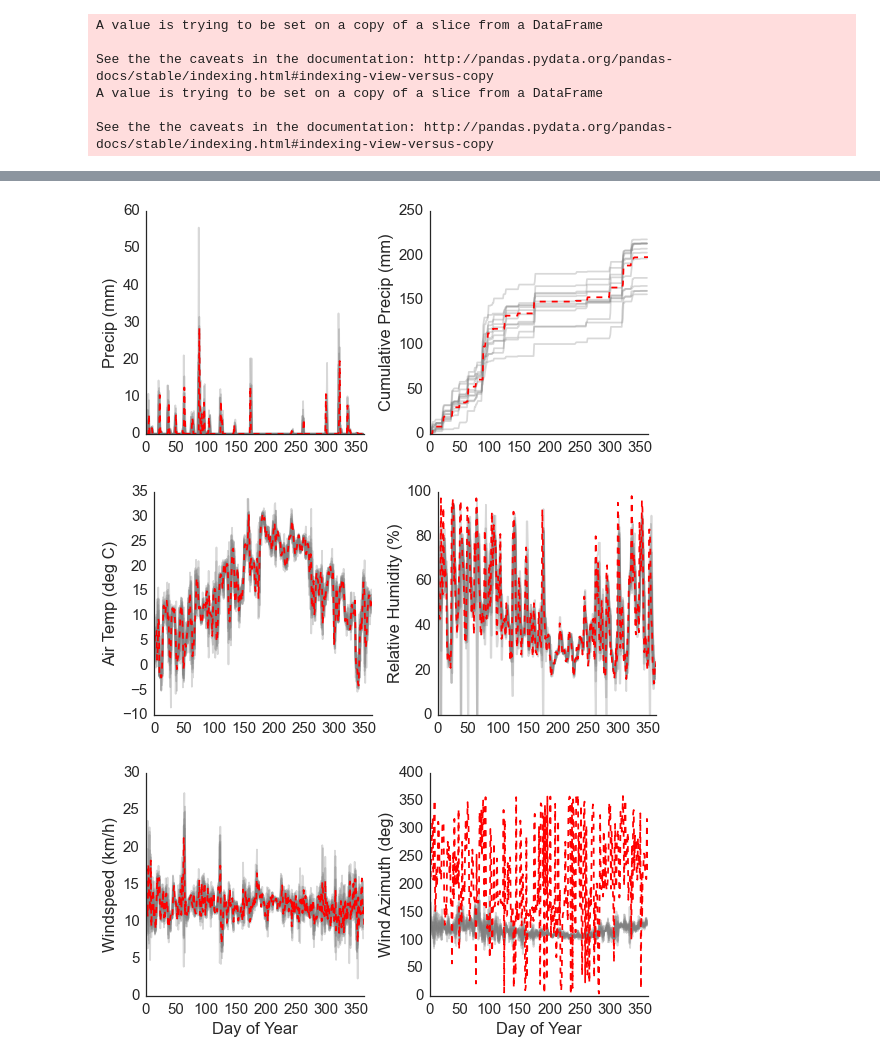
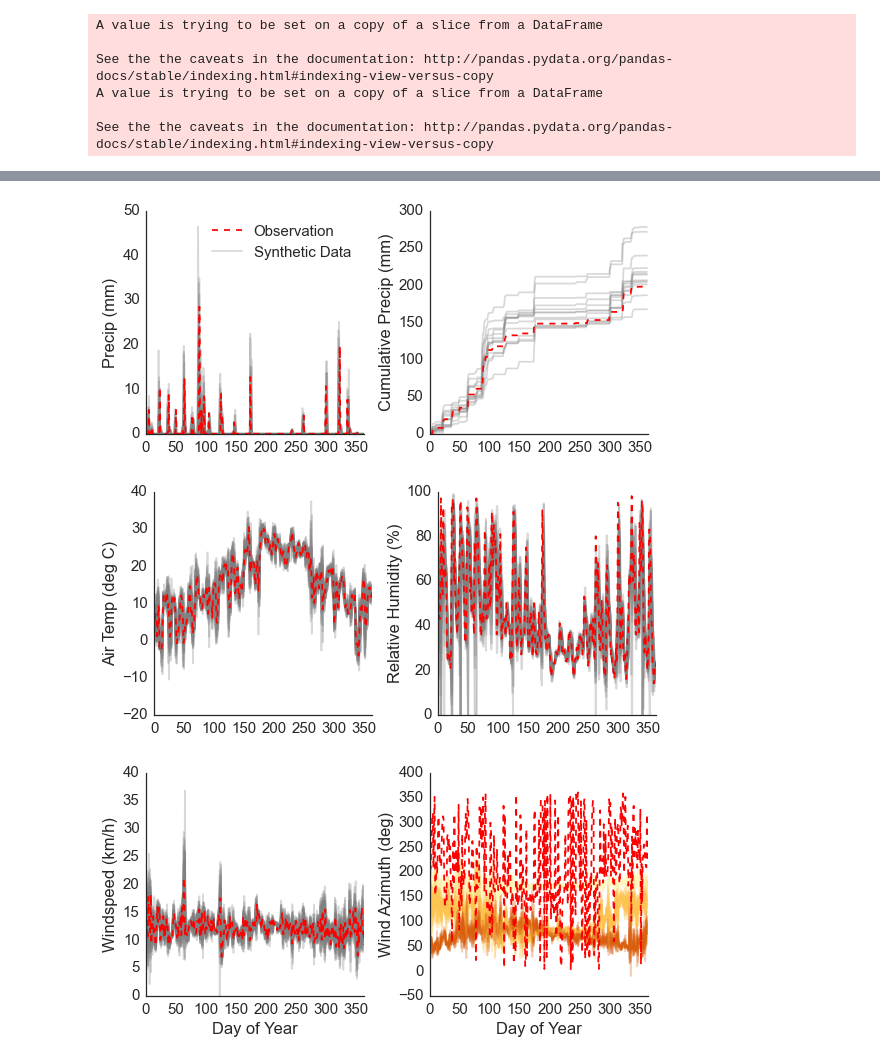
Before and after one commit to djkrofch/edulis, a Jupyter notebook: iPython_Notebooks/Dinkey_Creek/FireWeather_Prep.ipynb, the cells around one changed output, grey strips where cells are left out. Cells and saved outputs as stored; diff of their text form; code cells hidden in the pictures.

Commit message:
Finally fixed and finalized(?) severe FW
Maybe -- looks like its gtg, just need to run it though the FW calcs and
see how it holds up.

```diff
--- a/iPython_Notebooks/Dinkey_Creek/FireWeather_Prep.ipynb
+++ b/iPython_Notebooks/Dinkey_Creek/FireWeather_Prep.ipynb
@@ -448,7 +447,7 @@ Need to add some cleaning functions to remove negative values (replace with 0) a
 # %%
 count = 0
-for year_idx in np.unique(historicFW.year):
-    for FR in np.unique(historicFW.FR):
+for FR in np.unique(historicFW.FR):
+    for year_idx in np.unique(historicFW.year):
         if count == 0:
             finalFW = pd.DataFrame(dict(Juliandate = np.arange(1,366,1)))
             finalFW['year'] = year_idx
@@ -468,7 +467,6 @@ for year_idx in np.unique(historicFW.year):
             kernelFW['windspeed'] = genFWData(severeFW, 'windspeed')
             thisFR = historicFW[historicFW.FR == FR]
             kernelFW['windazimuth'] = genFWData(thisFR, 'windazimuth')
-            kernelFW['windazimuth'] = genFWData(historicFW, 'windazimuth')
             kernelFW['relativehumidity'] = genFWData(severeFW, 'relativehumidity')
             kernelFW['precip_mm'] = genFWData(severeFW, 'precip_mm')
             kernelFW['FR'] = FR
@@ -476,9 +474,11 @@ for year_idx in np.unique(historicFW.year):
             finalFW = pd.concat([finalFW,kernelFW])
         count = count + 1
 
+# sanity checking based on reasonable bounds
 for var in ['windspeed','relativehumidity','precip_mm']:
     finalFW[var][finalFW[var] < 0] = 0
     finalFW[var][finalFW[var] > 100] = 0
+
 # Apply some smoothing (rolling median) to the relative humidity data, to avoid excessively
 # low and unrealistic values
 finalFW['relativehumidity'] = pd.rolling_median(finalFW['relativehumidity'], 3)
@@ -495,43 +495,52 @@ and make sure the synthetic years fall within reasonable trends of the severe fi
 # %%
 f, (ax1, ax2) = plt.subplots(1,2, figsize =(9,4))
 plt.subplots_adjust(wspace = 0.3)
+severeFW.precip_mm.plot(ax = ax1, color = 'red', ls = '--')
 for year  in np.unique(finalFW.year):
     finalFWY = finalFW[finalFW.year == year]
-    finalFWY.precip_mm.plot(ax = ax1, color = 'grey', alpha = 0.3)
-    finalFWY.precip_mm.cumsum().plot(ax = ax2, color = 'grey', alpha = 0.3)
+    for FR in np.unique(finalFWY.FR):
+        finalFWYfr = finalFWY[finalFWY.FR == FR]
+    finalFWYfr.precip_mm.plot(ax = ax1, color = 'grey', alpha = 0.3)
+    finalFWYfr.precip_mm.cumsum().plot(ax = ax2, color = 'grey', alpha = 0.3)
 severeFW.precip_mm.plot(ax = ax1, color = 'red', ls = '--')
 severeFW.precip_mm.cumsum().plot(ax = ax2, color = 'red', ls = '--')
-
+ax1.legend(['Observation','Synthetic Data'])
 ax1.set_ylabel('Precip (mm)')
 ax2.set_ylabel('Cumulative Precip (mm)')
 sns.despine()
 
 f, (ax1, ax2) = plt.subplots(1,2, figsize =(9,4))
 plt.subplots_adjust(wspace = 0.3)
 for year  in np.unique(finalFW.year):
     finalFWY = finalFW[finalFW.year == year]
     finalFWY.temp.plot(ax = ax1, color = 'grey', alpha = 0.3)
     finalFWY.relativehumidity.plot(ax = ax2, color = 'grey', alpha = 0.3)
 severeFW.temp.plot(ax = ax1, color = 'red', ls = '--')
 severeFW.relativehumidity.plot(ax = ax2, color = 'red', ls = '--')
 ax1.set_ylabel('Air Temp (deg C)')
 ax2.set_ylabel('Relative Humidity (%)')
 sns.despine()
 
+FRcolors = ['#fff7bc','#fec44f','#d95f0e']
 f, (ax1, ax2) = plt.subplots(1,2, figsize =(9,4))
 plt.subplots_adjust(wspace = 0.3)
 for year  in np.unique(finalFW.year):
-    finalFWY = finalFW[finalFW.year == year]
-    finalFWY.windspeed.plot(ax = ax1, color = 'grey', alpha = 0.3)
-    finalFWY.windazimuth.plot(ax = ax2, color = 'grey', alpha = 0.3)
+    FRidx = 0
+    for FR in np.unique(finalFW.FR):
+        finalFWY = finalFW[finalFW.year == year]
+        finalFWY_FR = finalFWY[finalFWY.FR == FR]
+        finalFWY_FR.windspeed.plot(ax = ax1, color = 'grey', alpha = 0.3)
+        finalFWY_FR.windazimuth.plot(ax = ax2, color = FRcolors[FRidx], alpha = 0.3)
+        FRidx = FRidx + 1
+
 severeFW.windspeed.plot(ax = ax1, color = 'red', ls = '--')
 severeFW.windazimuth.plot(ax = ax2, color = 'red', ls = '--')
 ax1.set_ylabel('Windspeed (km/h)')
 ax1.set_xlabel('Day of Year')
 ax2.set_xlabel('Day of Year')
 ax2.set_ylabel('Wind Azimuth (deg)')
 sns.despine()
 # %% [output]
-[figure, old version]
+[figure, new version]
-[figure, old version]
+[figure, new version]
-[figure, old version]
+[figure, new version]
```
Also changed, not shown: parts of 3 cells of this notebook.
